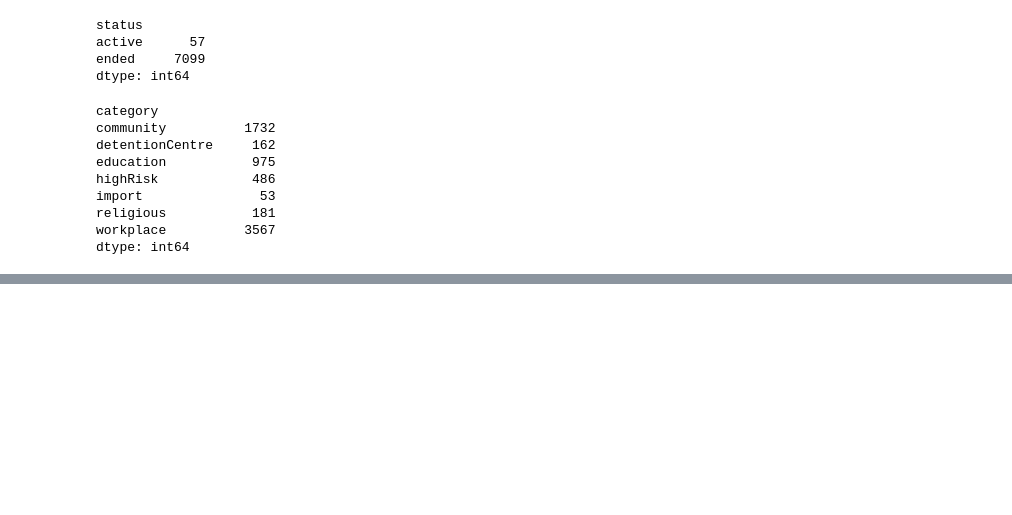
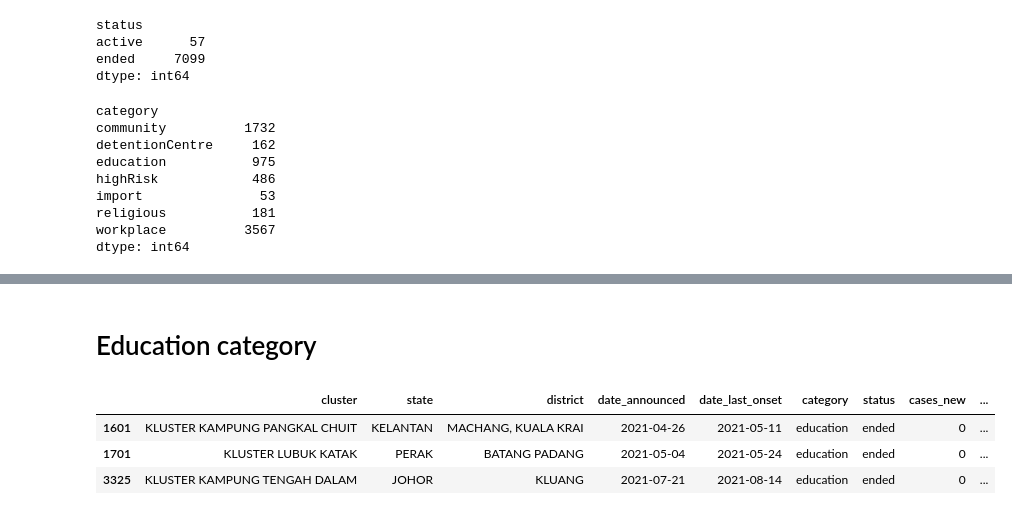
Before and after one commit to drmayu7/covid19-public, a Jupyter notebook: Narmathaa.ipynb, the cells around one changed output, grey strips where cells are left out. Cells and saved outputs as stored; diff of their text form; code cells hidden in the pictures; blank space fills up the shorter version.

```diff
--- a/Narmathaa.ipynb
+++ b/Narmathaa.ipynb
@@ -75,0 +207,17 @@ dtype: int64
+# %% [markdown]
+# Education category
+# %%
+#To classify the 'Education' category
+dfEducation = (df_1.loc[df_1['category'] == 'education'])
+dfEducation
+#maximum value of deaths in the education category
+maxEdu = dfEducation[['deaths']].max()
+maxEdu
+#To identify which row has the maximum deaths in the education category
+maxEdu1 = dfEducation.loc[dfEducation['deaths'] == int(maxEdu)]
+maxEdu1
+# %% [output]
+|  | cluster | state | district | date_announced | date_last_onset | category | status | cases_new | ... |
+| 1601 | KLUSTER KAMPUNG PANGKAL CHUIT | KELANTAN | MACHANG, KUALA KRAI | 2021-04-26 | 2021-05-11 | education | ended | 0 | ... |
+| 1701 | KLUSTER LUBUK KATAK | PERAK | BATANG PADANG | 2021-05-04 | 2021-05-24 | education | ended | 0 | ... |
+| 3325 | KLUSTER KAMPUNG TENGAH DALAM | JOHOR | KLUANG | 2021-07-21 | 2021-08-14 | education | ended | 0 | ... |
```
Also changed, not shown: parts of 19 cells of this notebook.
